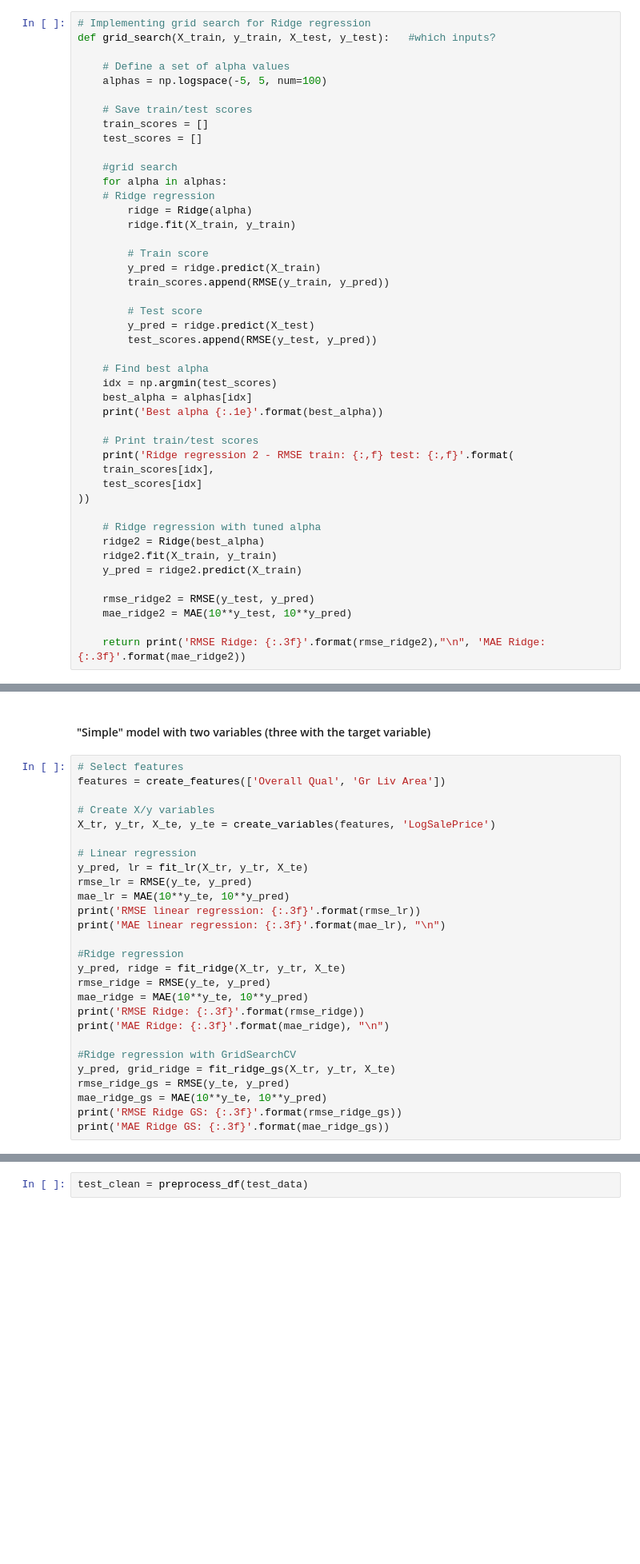
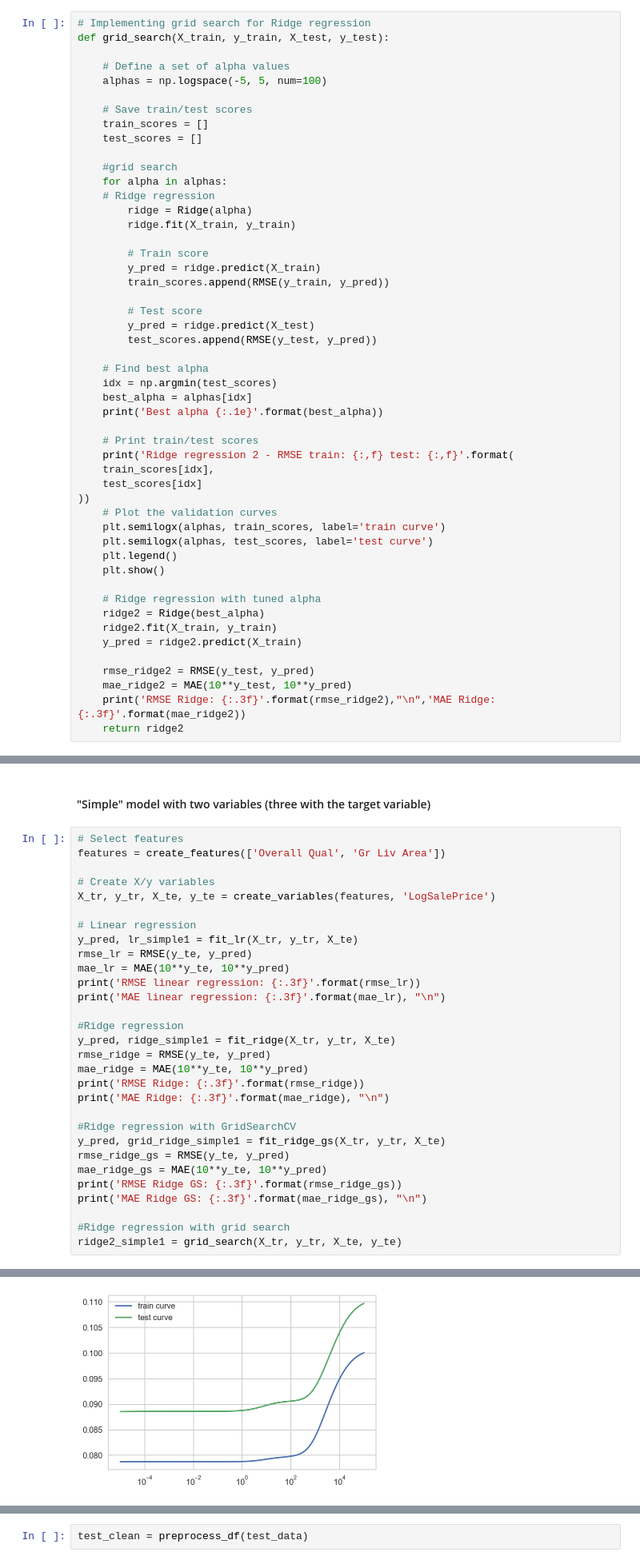
Before and after one commit to petrum01/EPFL-exts-AML1, a Jupyter notebook: house-prices-solution_Latest.ipynb, the cells around one changed output, grey strips where cells are left out. Shown at 80% size. Drawn from its saved outputs; the diff is of its cells as text; blank space fills up the shorter version.

```diff
--- a/house-prices-solution_Latest.ipynb
+++ b/house-prices-solution_Latest.ipynb
@@ -483,7 +481,7 @@ def fit_ridge_gs(X_train, y_train, X_test):
     return y_pred, grid_ridge
 # %%
 # Implementing grid search for Ridge regression
-def grid_search(X_train, y_train, X_test, y_test):   #which inputs?
+def grid_search(X_train, y_train, X_test, y_test):
 
     # Define a set of alpha values
     alphas = np.logspace(-5, 5, num=100)
@@ -516,6 +514,11 @@ def grid_search(X_train, y_train, X_test, y_test):   #which inputs?
     train_scores[idx],
     test_scores[idx]
 ))
+    # Plot the validation curves
+    plt.semilogx(alphas, train_scores, label='train curve')
+    plt.semilogx(alphas, test_scores, label='test curve')
+    plt.legend()
+    plt.show()
 
     # Ridge regression with tuned alpha
     ridge2 = Ridge(best_alpha)
@@ -524,8 +527,8 @@ def grid_search(X_train, y_train, X_test, y_test):   #which inputs?
 
     rmse_ridge2 = RMSE(y_test, y_pred)
     mae_ridge2 = MAE(10**y_test, 10**y_pred)
-
-    return print('RMSE Ridge: {:.3f}'.format(rmse_ridge2),"\n", 'MAE Ridge: {:.3f}'.format(mae_ridge2))
+    print('RMSE Ridge: {:.3f}'.format(rmse_ridge2),"\n",'MAE Ridge: {:.3f}'.format(mae_ridge2))
+    return ridge2
 # %% [markdown]
 #### Computing baseline
 # %%
@@ -553,25 +559,28 @@ features = create_features(['Overall Qual', 'Gr Liv Area'])
 X_tr, y_tr, X_te, y_te = create_variables(features, 'LogSalePrice')
 
 # Linear regression
-y_pred, lr = fit_lr(X_tr, y_tr, X_te)
+y_pred, lr_simple1 = fit_lr(X_tr, y_tr, X_te)
 rmse_lr = RMSE(y_te, y_pred)
 mae_lr = MAE(10**y_te, 10**y_pred)
 print('RMSE linear regression: {:.3f}'.format(rmse_lr))
 print('MAE linear regression: {:.3f}'.format(mae_lr), "\n")
 
 #Ridge regression
-y_pred, ridge = fit_ridge(X_tr, y_tr, X_te)
+y_pred, ridge_simple1 = fit_ridge(X_tr, y_tr, X_te)
 rmse_ridge = RMSE(y_te, y_pred)
 mae_ridge = MAE(10**y_te, 10**y_pred)
 print('RMSE Ridge: {:.3f}'.format(rmse_ridge))
 print('MAE Ridge: {:.3f}'.format(mae_ridge), "\n")
 
 #Ridge regression with GridSearchCV
-y_pred, grid_ridge = fit_ridge_gs(X_tr, y_tr, X_te)
+y_pred, grid_ridge_simple1 = fit_ridge_gs(X_tr, y_tr, X_te)
 rmse_ridge_gs = RMSE(y_te, y_pred)
 mae_ridge_gs = MAE(10**y_te, 10**y_pred)
 print('RMSE Ridge GS: {:.3f}'.format(rmse_ridge_gs))
-print('MAE Ridge GS: {:.3f}'.format(mae_ridge_gs))
+print('MAE Ridge GS: {:.3f}'.format(mae_ridge_gs), "\n")
+
+#Ridge regression with grid search
+ridge2_simple1 = grid_search(X_tr, y_tr, X_te, y_te)
 # %% [output]
 Selected features: ['Overall Qual', 'Overall Qual_1', 'Overall Qual_2', 'Gr Liv Area', 'Gr Liv Area_1', 'Gr Liv Area_2']
 
@@ -588,0 +601 @@ MAE Ridge GS: 24613.771
+[figure, added]
```
Also changed, not shown: parts of 32 cells of this notebook.
